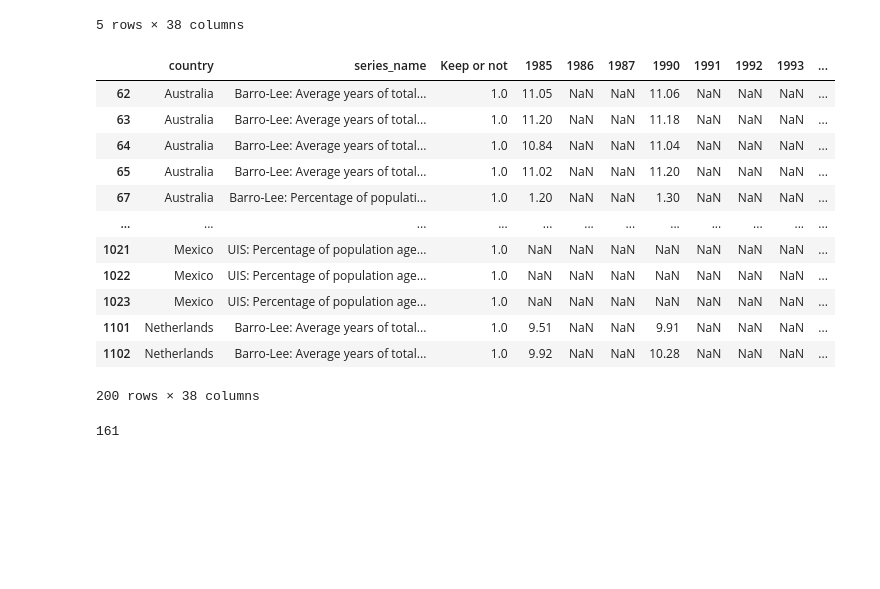
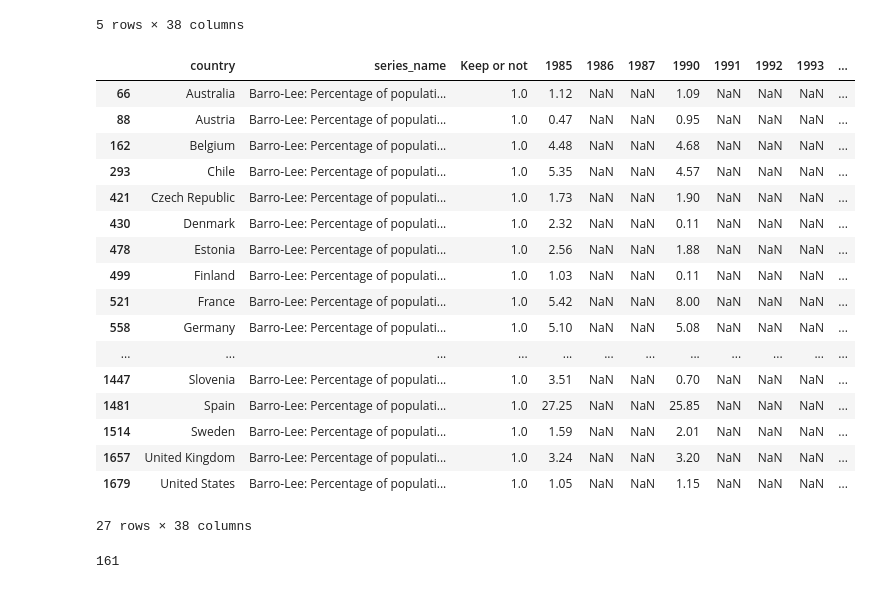
Before and after one commit to bluewallumich/Predicting-Educational-Outcomes, a Jupyter notebook: Supervised_Inference.ipynb, the cells around one changed output. Drawn from its saved outputs; the diff is of its cells as text; code cells hidden in the pictures; blank space fills up the shorter version.

```diff
--- a/Supervised_Inference.ipynb
+++ b/Supervised_Inference.ipynb
@@ -85,23 +78,28 @@ expend_K12.head()
 5 rows × 38 columns
 # %%
 pd.set_option('display.max_colwidth', None)
-expend_Higher_ED = expend_Higher_ED[expend_Higher_ED['series_name'] != 'Barro-Lee: Percentage of population age 15+ with no education']
+expend_Higher_ED = expend_Higher_ED[expend_Higher_ED['series_name'] == 'Barro-Lee: Percentage of population age 15+ with no education']
 
 expend_Higher_ED.head(200)
 # %% [output]
 |  | country | series_name | Keep or not | 1985 | 1986 | 1987 | 1990 | 1991 | 1992 | 1993 | ... |
-| 62 | Australia | Barro-Lee: Average years of total... | 1.0 | 11.05 | NaN | NaN | 11.06 | NaN | NaN | NaN | ... |
-| 63 | Australia | Barro-Lee: Average years of total... | 1.0 | 11.20 | NaN | NaN | 11.18 | NaN | NaN | NaN | ... |
-| 64 | Australia | Barro-Lee: Average years of total... | 1.0 | 10.84 | NaN | NaN | 11.04 | NaN | NaN | NaN | ... |
-| 65 | Australia | Barro-Lee: Average years of total... | 1.0 | 11.02 | NaN | NaN | 11.20 | NaN | NaN | NaN | ... |
-| 67 | Australia | Barro-Lee: Percentage of populati... | 1.0 | 1.20 | NaN | NaN | 1.30 | NaN | NaN | NaN | ... |
+| 66 | Australia | Barro-Lee: Percentage of populati... | 1.0 | 1.12 | NaN | NaN | 1.09 | NaN | NaN | NaN | ... |
+| 88 | Austria | Barro-Lee: Percentage of populati... | 1.0 | 0.47 | NaN | NaN | 0.95 | NaN | NaN | NaN | ... |
+| 162 | Belgium | Barro-Lee: Percentage of populati... | 1.0 | 4.48 | NaN | NaN | 4.68 | NaN | NaN | NaN | ... |
+| 293 | Chile | Barro-Lee: Percentage of populati... | 1.0 | 5.35 | NaN | NaN | 4.57 | NaN | NaN | NaN | ... |
+| 421 | Czech Republic | Barro-Lee: Percentage of populati... | 1.0 | 1.73 | NaN | NaN | 1.90 | NaN | NaN | NaN | ... |
+| 430 | Denmark | Barro-Lee: Percentage of populati... | 1.0 | 2.32 | NaN | NaN | 0.11 | NaN | NaN | NaN | ... |
+| 478 | Estonia | Barro-Lee: Percentage of populati... | 1.0 | 2.56 | NaN | NaN | 1.88 | NaN | NaN | NaN | ... |
+| 499 | Finland | Barro-Lee: Percentage of populati... | 1.0 | 1.03 | NaN | NaN | 0.11 | NaN | NaN | NaN | ... |
+| 521 | France | Barro-Lee: Percentage of populati... | 1.0 | 5.42 | NaN | NaN | 8.00 | NaN | NaN | NaN | ... |
+| 558 | Germany | Barro-Lee: Percentage of populati... | 1.0 | 5.10 | NaN | NaN | 5.08 | NaN | NaN | NaN | ... |
 | ... | ... | ... | ... | ... | ... | ... | ... | ... | ... | ... | ... |
-| 1021 | Mexico | UIS: Percentage of population age... | 1.0 | NaN | NaN | NaN | NaN | NaN | NaN | NaN | ... |
-| 1022 | Mexico | UIS: Percentage of population age... | 1.0 | NaN | NaN | NaN | NaN | NaN | NaN | NaN | ... |
-| 1023 | Mexico | UIS: Percentage of population age... | 1.0 | NaN | NaN | NaN | NaN | NaN | NaN | NaN | ... |
-| 1101 | Netherlands | Barro-Lee: Average years of total... | 1.0 | 9.51 | NaN | NaN | 9.91 | NaN | NaN | NaN | ... |
-| 1102 | Netherlands | Barro-Lee: Average years of total... | 1.0 | 9.92 | NaN | NaN | 10.28 | NaN | NaN | NaN | ... |
+| 1447 | Slovenia | Barro-Lee: Percentage of populati... | 1.0 | 3.51 | NaN | NaN | 0.70 | NaN | NaN | NaN | ... |
+| 1481 | Spain | Barro-Lee: Percentage of populati... | 1.0 | 27.25 | NaN | NaN | 25.85 | NaN | NaN | NaN | ... |
+| 1514 | Sweden | Barro-Lee: Percentage of populati... | 1.0 | 1.59 | NaN | NaN | 2.01 | NaN | NaN | NaN | ... |
+| 1657 | United Kingdom | Barro-Lee: Percentage of populati... | 1.0 | 3.24 | NaN | NaN | 3.20 | NaN | NaN | NaN | ... |
+| 1679 | United States | Barro-Lee: Percentage of populati... | 1.0 | 1.05 | NaN | NaN | 1.15 | NaN | NaN | NaN | ... |
-200 rows × 38 columns
+27 rows × 38 columns
 # %%
 len(unique_Names)
 # %% [output]
```
Also changed, not shown: parts of 1 cell of this notebook, 1 other file.
